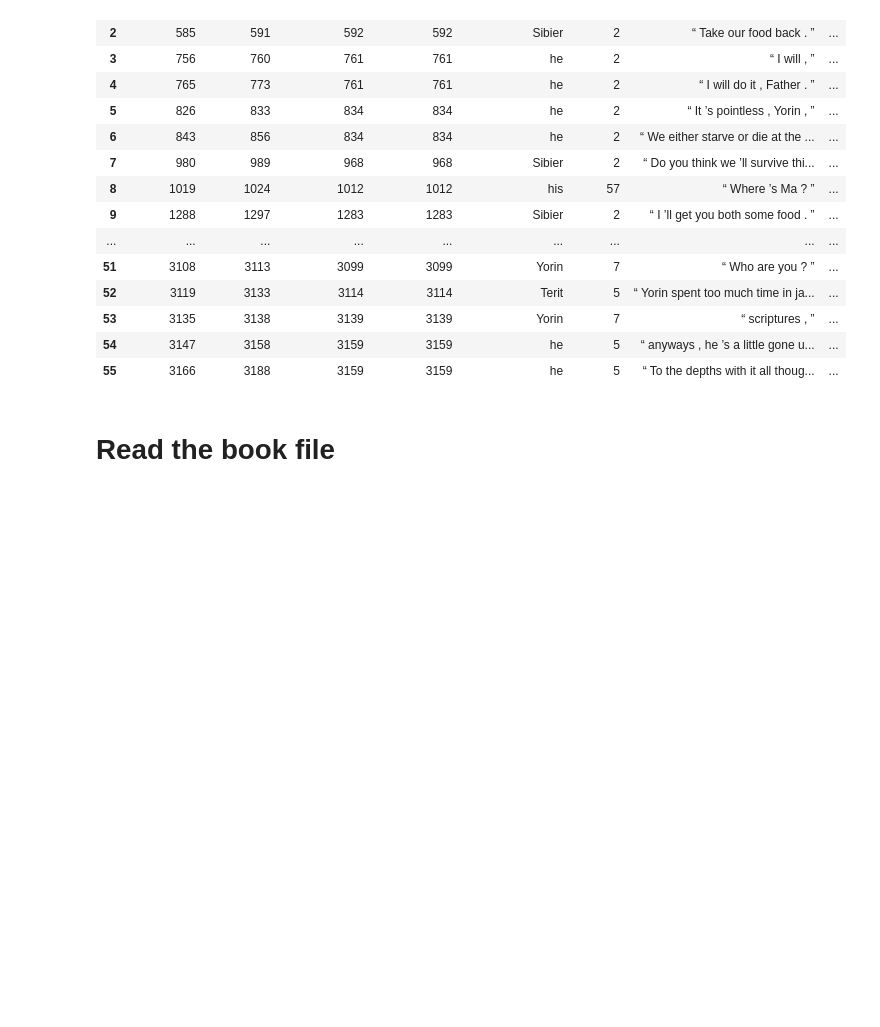
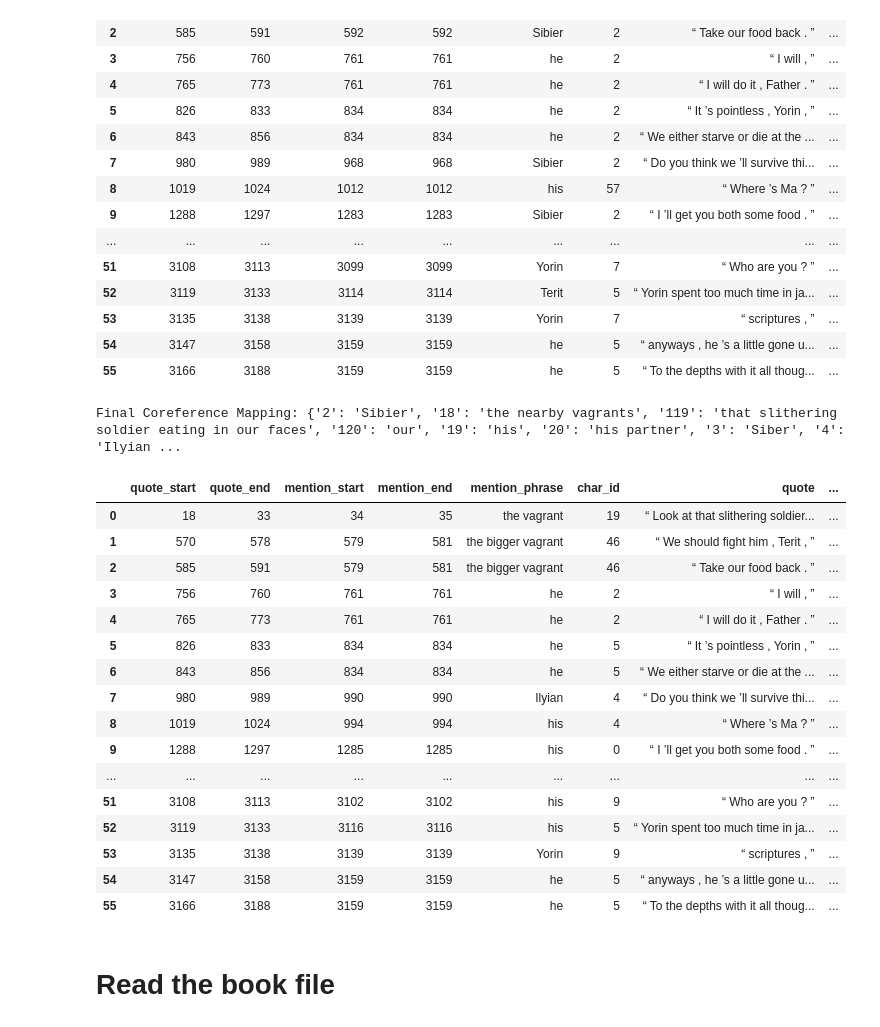
Before and after one commit to rustadadam/SoundScribe, a Jupyter notebook: testing.ipynb, the cells around one changed output. Cells and saved outputs as stored; diff of their text form; code cells hidden in the pictures; blank space fills up the shorter version.

Commit message:
Updated files - Better tracking names

```diff
--- a/testing.ipynb
+++ b/testing.ipynb
@@ -358,6 +358,80 @@ quotes_df
 | 53 | 3135 | 3138 | 3139 | 3139 | Yorin | 7 | “ scriptures , ” | ... |
 | 54 | 3147 | 3158 | 3159 | 3159 | he | 5 | “ anyways , he ’s a little gone u... | ... |
 | 55 | 3166 | 3188 | 3159 | 3159 | he | 5 | “ To the depths with it all thoug... | ... |
+# %%
+import pandas as pd
+from collections import defaultdict
+
+# Load the entities file
+entities_file = "book_files/lotl-chapter4.entities"
+entities_df = pd.read_csv(entities_file, sep="\t")
+
+# Filter for person entities (where 'cat' equals "PER")
+person_entities = entities_df[entities_df["cat"] == "PER"].copy()
+
+# Sort by start position (to ensure natural text order)
+person_entities = person_entities.sort_values(by="start_token")
+
+# Dictionary to store all mentions for each coref entity
+coref_mentions = defaultdict(list)
+
+# Iterate through entities to collect mentions
+for _, row in person_entities.iterrows():
+    entity_id = str(row["COREF"])  # Unique entity ID
+    mention_text = row["text"]
+    coref_mentions[entity_id].append(mention_text)
+
+# Dictionary for resolved mapping
+resolved_map = {}
+
+# Smart backtracking to assign the best name for each entity
+for entity_id, mentions in coref_mentions.items():
+    # Prioritize proper names over pronouns or generic mentions
+    proper_names = [m for m in mentions if m.istitle()]
+    if proper_names:
+        # Assign the most frequent proper noun
+        resolved_map[entity_id] = max(set(proper_names), key=proper_names.count)
+    else:
+        # If no proper name, assign the most frequent mention
+        resolved_map[entity_id] = max(set(mentions), key=mentions.count)
+
+# Print the final resolved mapping
+print("Final Coreference Mapping:", resolved_map)
+
+# Now apply this mapping to resolve speakers in the quotes file
+quotes_file = "book_files/lotl-chapter4.quotes"
+quotes_df = pd.read_csv(quotes_file, sep="\t")
+
+# Convert char_id to string for proper matching
+quotes_df["char_id"] = quotes_df["char_id"].astype(str)
+
+# Map char_id to real character names using our resolved_map
+quotes_df["Resolved Speaker"] = quotes_df["char_id"].map(resolved_map)
+
+# Save for debugging
+quotes_df.to_csv("book_files/lotl-chapter4.quotes_resolved.csv", sep="\t", index=False)
+# %% [output]
+Final Coreference Mapping: {'2': 'Sibier', '18': 'the nearby vagrants', '119': 'that slithering soldier eating in our faces', '120': 'our', '19': 'his', '20': 'his partner', '3': 'Siber', '4': 'Ilyian ...
+# %%
+quotes_df
+# %% [output]
+|  | quote_start | quote_end | mention_start | mention_end | mention_phrase | char_id | quote | ... |
+| 0 | 18 | 33 | 34 | 35 | the vagrant | 19 | “ Look at that slithering soldier... | ... |
+| 1 | 570 | 578 | 579 | 581 | the bigger vagrant | 46 | “ We should fight him , Terit , ” | ... |
+| 2 | 585 | 591 | 579 | 581 | the bigger vagrant | 46 | “ Take our food back . ” | ... |
+| 3 | 756 | 760 | 761 | 761 | he | 2 | “ I will , ” | ... |
+| 4 | 765 | 773 | 761 | 761 | he | 2 | “ I will do it , Father . ” | ... |
+| 5 | 826 | 833 | 834 | 834 | he | 5 | “ It ’s pointless , Yorin , ” | ... |
+| 6 | 843 | 856 | 834 | 834 | he | 5 | “ We either starve or die at the ... | ... |
+| 7 | 980 | 989 | 990 | 990 | Ilyian | 4 | “ Do you think we ’ll survive thi... | ... |
+| 8 | 1019 | 1024 | 994 | 994 | his | 4 | “ Where ’s Ma ? ” | ... |
+| 9 | 1288 | 1297 | 1285 | 1285 | his | 0 | “ I ’ll get you both some food . ” | ... |
+| ... | ... | ... | ... | ... | ... | ... | ... | ... |
+| 51 | 3108 | 3113 | 3102 | 3102 | his | 9 | “ Who are you ? ” | ... |
+| 52 | 3119 | 3133 | 3116 | 3116 | his | 5 | “ Yorin spent too much time in ja... | ... |
+| 53 | 3135 | 3138 | 3139 | 3139 | Yorin | 9 | “ scriptures , ” | ... |
+| 54 | 3147 | 3158 | 3159 | 3159 | he | 5 | “ anyways , he ’s a little gone u... | ... |
+| 55 | 3166 | 3188 | 3159 | 3159 | he | 5 | “ To the depths with it all thoug... | ... |
 # %% [markdown]
 # Read the book file
 # %%
```
Also changed, not shown: 3 other files.
